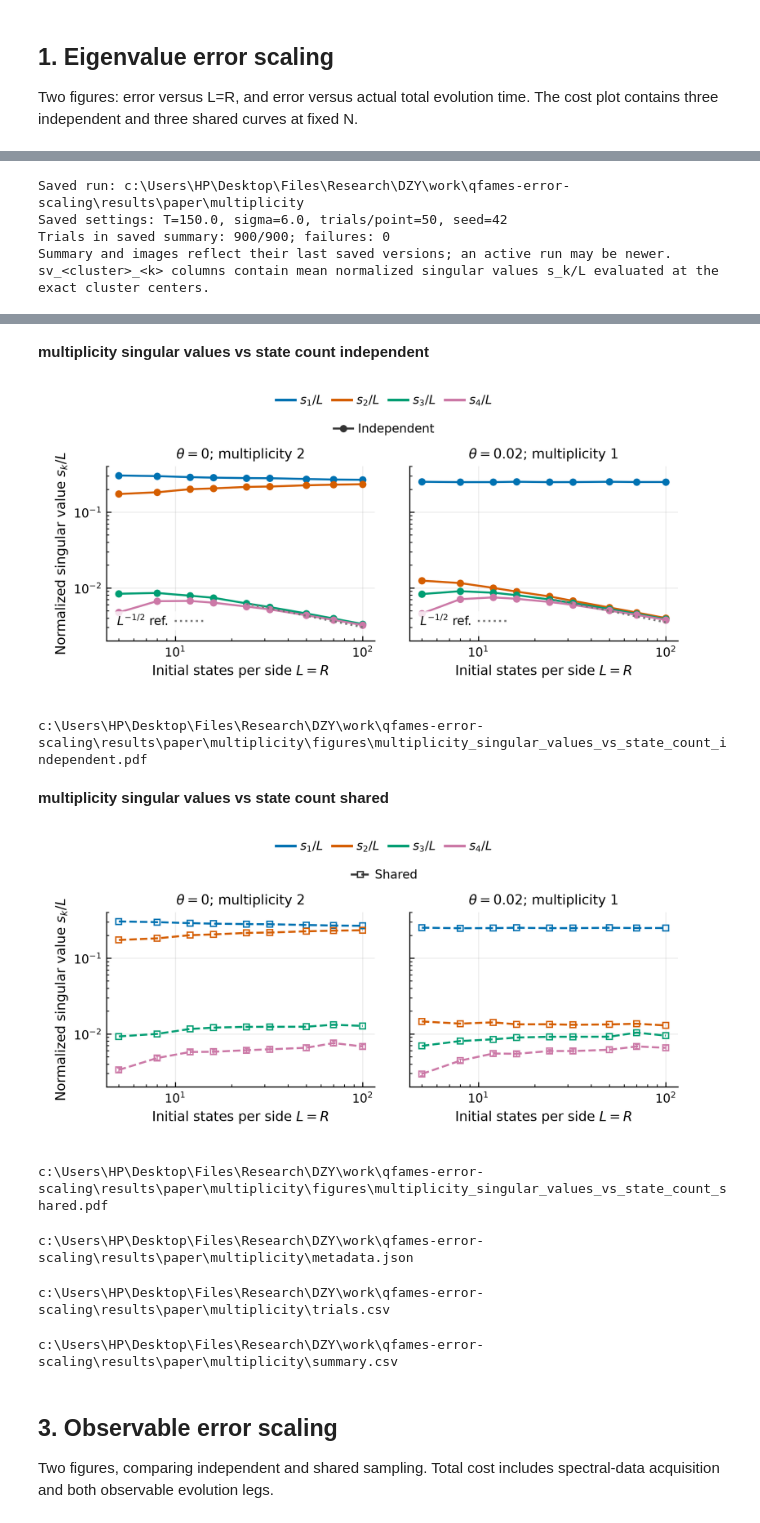
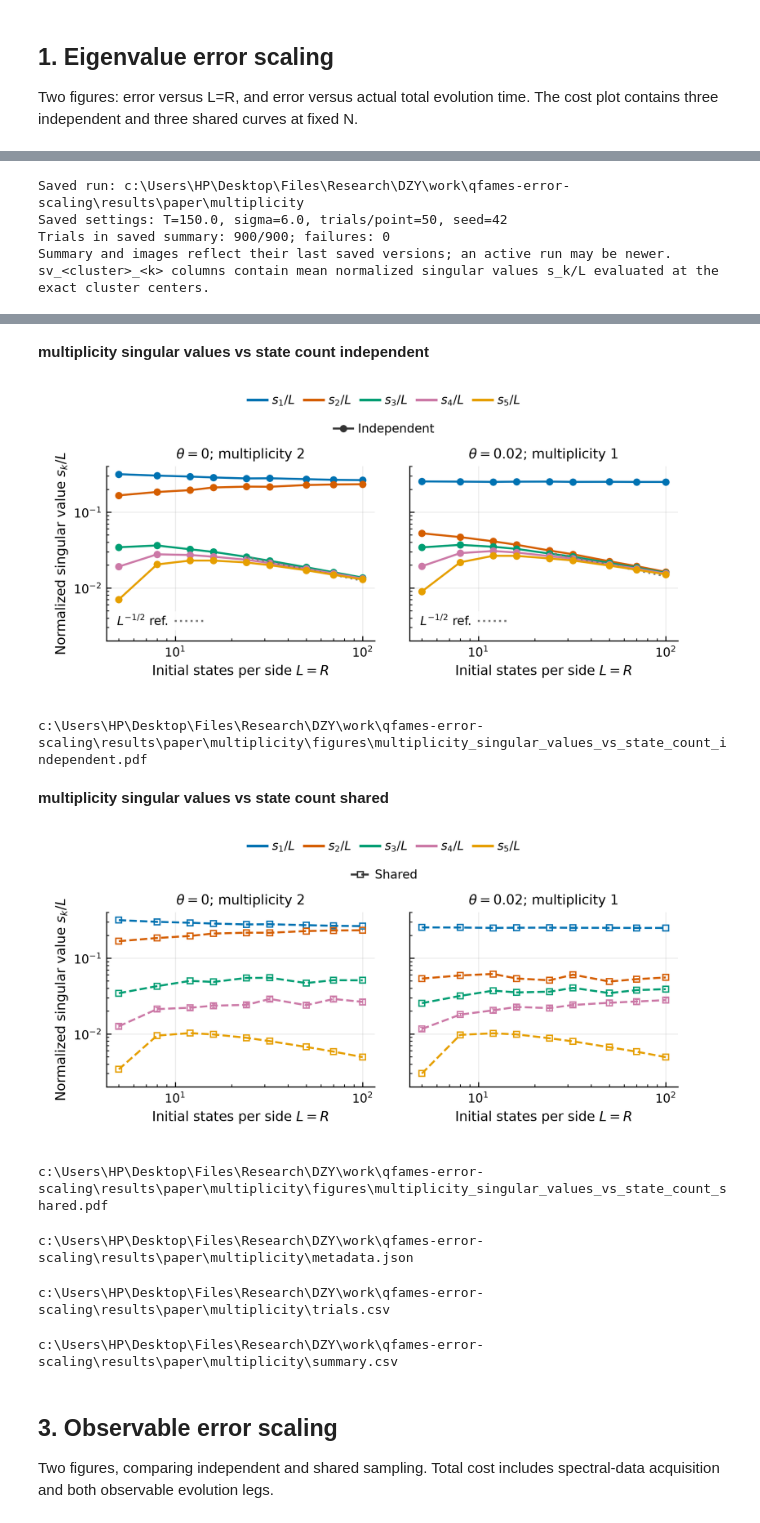
Before and after one commit to lingwei-z/qfames-error-scaling, a Jupyter notebook: run_experiments.ipynb, the cells around one changed output, grey strips where cells are left out. Saved outputs shown, nothing was run; the diff lists cells and outputs as text; code cells hidden in the pictures.

```diff
--- a/run_experiments.ipynb
+++ b/run_experiments.ipynb
@@ -141,19 +141,19 @@ def execute(command):
         process.stdout.close()
 
 
-def multiplicity_settings_match(name):
-    if name != "multiplicity":
+def spectral_settings_match(name):
+    if name not in {"eigenvalue", "multiplicity"}:
         return True
     meta = json.loads((OUTPUTS[name] / "metadata.json").read_text(encoding="utf-8"))
     current = json.loads(CONFIGS[name].read_text(encoding="utf-8"))
     if MODE == "quick":
-        current.update(L_values=[4, 6, 8], N_values=[40, 80, 160], fixed_N=80, trials=4)
+        current.update(L_values=[5, 6, 8] if name == "multiplicity" else [4, 6, 8], N_values=[40, 80, 160], fixed_N=80, trials=4)
     if TRIALS is not None:
         current["trials"] = TRIALS
     if SEED is not None:
         current["seed"] = SEED
     if meta["config"] != current or meta.get("quick") != (MODE == "quick"):
-        print("Existing results use outdated settings; rerun multiplicity")
+        print(f"Existing results use outdated settings; rerun {name}")
         print("Saved settings:", meta["config"])
         print("Requested settings:", current)
         return False
@@ -170,7 +170,7 @@ def run_experiment(name, action="plot"):
         if missing:
             print(f"{name}: no saved data in {directory}; skipped. Explicitly select action=run to simulate.")
             return False
-    if action in {"plot", "view"} and not multiplicity_settings_match(name):
+    if action in {"plot", "view"} and not spectral_settings_match(name):
         return False
     if action == "view":
         return True
@@ -197,7 +197,7 @@ def show_results(name):
     missing = [str(p) for p in required if not p.is_file()]
     if missing:
         raise FileNotFoundError("Run the experiment first. Missing: " + ", ".join(missing))
-    if not multiplicity_settings_match(name):
+    if not spectral_settings_match(name):
         return
     meta = json.loads(required[0].read_text(encoding="utf-8"))
     with required[1].open(newline="", encoding="utf-8") as stream:
@@ -218,7 +218,7 @@ def show_results(name):
     print("Summary and images reflect their last saved versions; an active run may be newer.")
     columns = ["scheme", "N", "L", "trials", "failed", "error_q90", "mean_total_time"]
     if name == "multiplicity":
-        columns = ["scheme", "N", "L", "trials", "failed"] + [f"sv_{c}_{k}" for c in range(2) for k in range(1, 5)]
+        columns = ["scheme", "N", "L", "trials", "failed"] + [f"sv_{c}_{k}" for c in range(2) for k in range(1, 6)]
         print("sv_<cluster>_<k> columns contain mean normalized singular values s_k/L evaluated at the exact cluster centers.")
     def formatted(value):
         try:
@@ -303,5 +293,5 @@ The longer filter time is intended to suppress deterministic leakage from other
 # %%
-MULTIPLICITY_ACTION = "plot"  # "plot": read data and replot; "run": compute/resume; "view": display only
+MULTIPLICITY_ACTION = "run"  # "plot": read data and replot; "run": compute/resume; "view": display only
 
 if run_experiment("multiplicity", MULTIPLICITY_ACTION):
     show_results("multiplicity")
@@ -334,8 +339,8 @@ sv_<cluster>_<k> columns contain mean normalized singular values s_k/L evaluated
 **multiplicity singular values vs state count independent**
-[figure, old version]
+[figure, new version]
 c:\Users\HP\Desktop\Files\Research\DZY\work\qfames-error-scaling\results\paper\multiplicity\figures\multiplicity_singular_values_vs_state_count_independent.pdf
 **multiplicity singular values vs state count shared**
-[figure, old version]
+[figure, new version]
 c:\Users\HP\Desktop\Files\Research\DZY\work\qfames-error-scaling\results\paper\multiplicity\figures\multiplicity_singular_values_vs_state_count_shared.pdf
 c:\Users\HP\Desktop\Files\Research\DZY\work\qfames-error-scaling\results\paper\multiplicity\metadata.json
 c:\Users\HP\Desktop\Files\Research\DZY\work\qfames-error-scaling\results\paper\multiplicity\trials.csv
```
Also changed, not shown: parts of 4 cells of this notebook, 24 other files.
